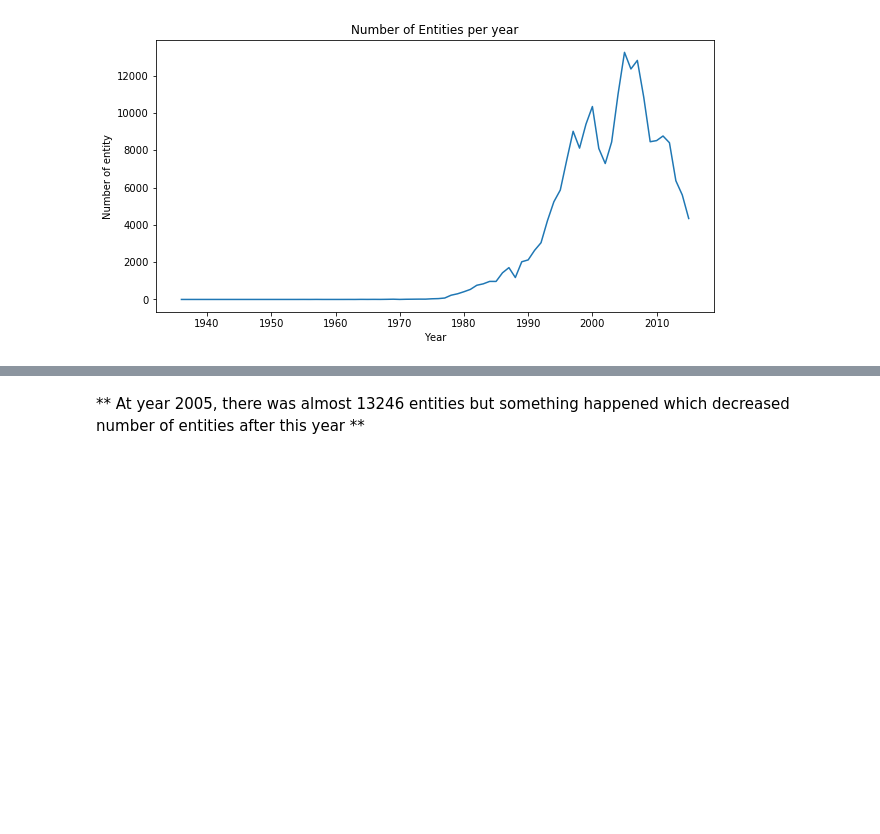
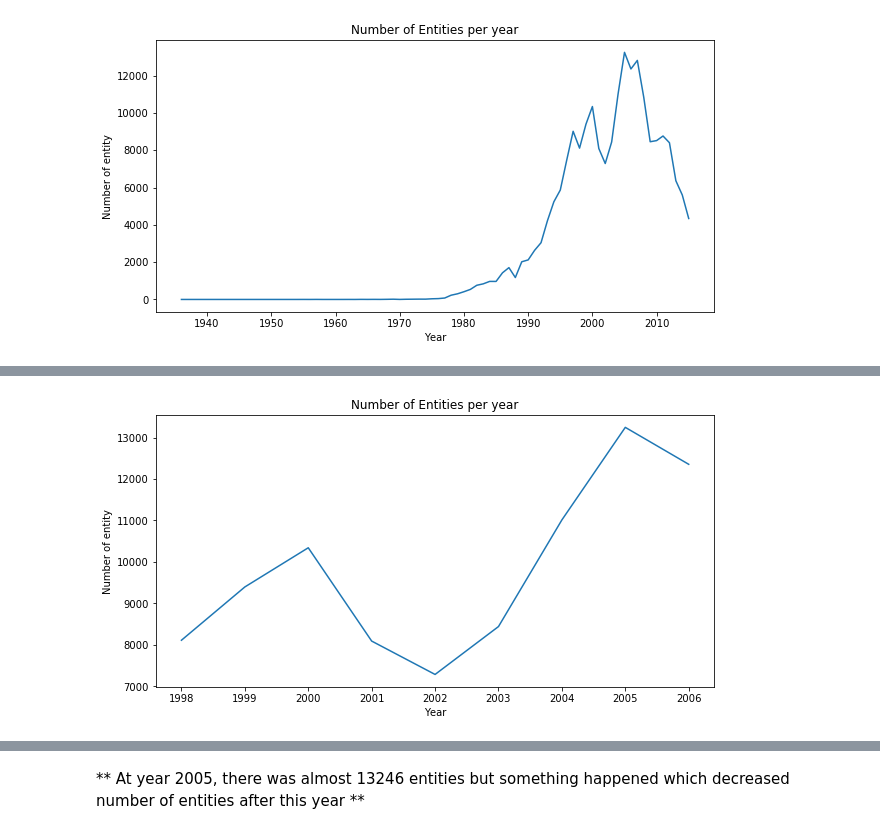
Before and after one commit to Roussaky/ada-EPFL, a Jupyter notebook: project/project.ipynb, the cells around one changed output, grey strips where cells are left out. Drawn from its saved outputs; the diff is of its cells as text; code cells hidden in the pictures; blank space fills up the shorter version.

```diff
--- a/project/project.ipynb
+++ b/project/project.ipynb
@@ -95,0 +128,9 @@ plt.show()
+# %%
+plt.figure(figsize=(10,5))
+plt.plot(year['n.incorporation_date'].sort_index()[46:55])
+plt.xlabel('Year')
+plt.ylabel('Number of entity')
+plt.title('Number of Entities per year')
+plt.show()
+# %% [output]
+[figure, added]
```
Also changed, not shown: parts of 19 cells of this notebook.
